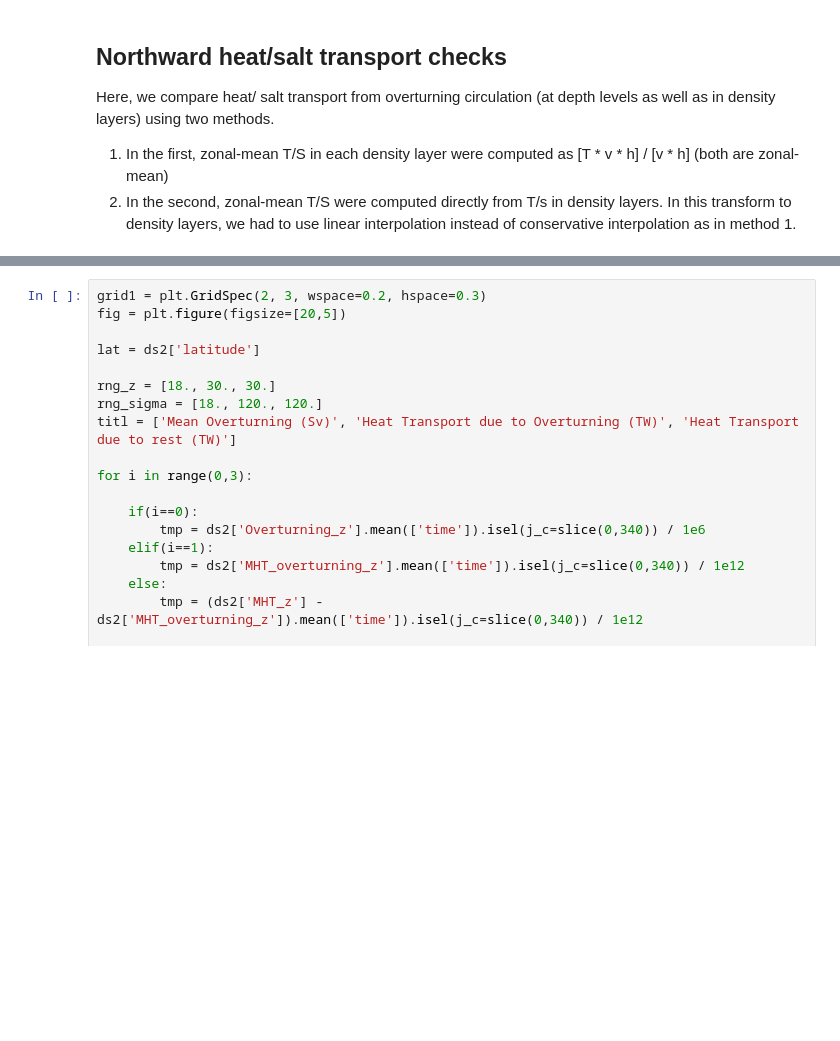
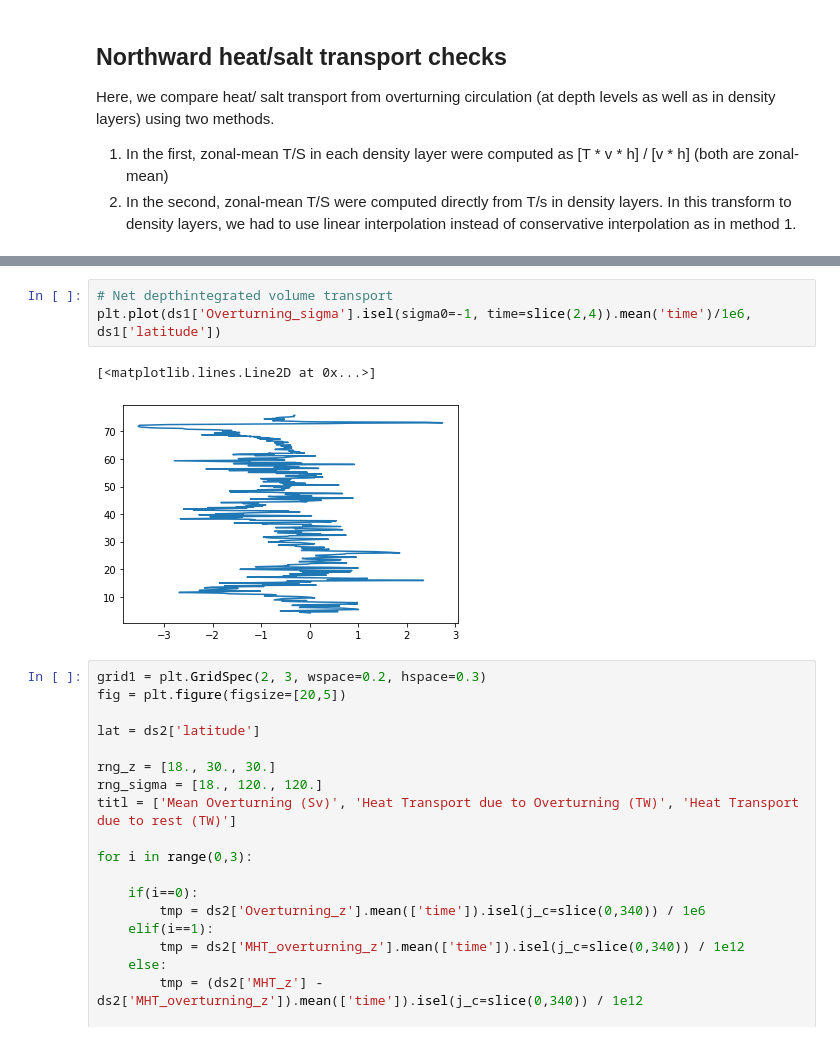
Before and after one commit to hmkhatri/AMOC_Variability_DePreSys_MET, a Jupyter notebook: Notebooks/Analysis/07_Overturning_sigma_z.ipynb, the cells around one changed output, grey strips where cells are left out. Cells and saved outputs as stored; diff of their text form; blank space fills up the shorter version.

```diff
--- a/Notebooks/Analysis/07_Overturning_sigma_z.ipynb
+++ b/Notebooks/Analysis/07_Overturning_sigma_z.ipynb
@@ -1633,3 +1863,9 @@ ax.set_xlim([-3., 6.])
+# %%
+# Net depthintegrated volume transport
+plt.plot(ds1['Overturning_sigma'].isel(sigma0=-1, time=slice(2,4)).mean('time')/1e6, ds1['latitude'])
+# %% [output]
+[<matplotlib.lines.Line2D at 0x...>]
+[figure, added]
 # %%
 grid1 = plt.GridSpec(2, 3, wspace=0.2, hspace=0.3)
 fig = plt.figure(figsize=[20,5])
```
Also changed, not shown: parts of 5 cells of this notebook, 10 other files.
